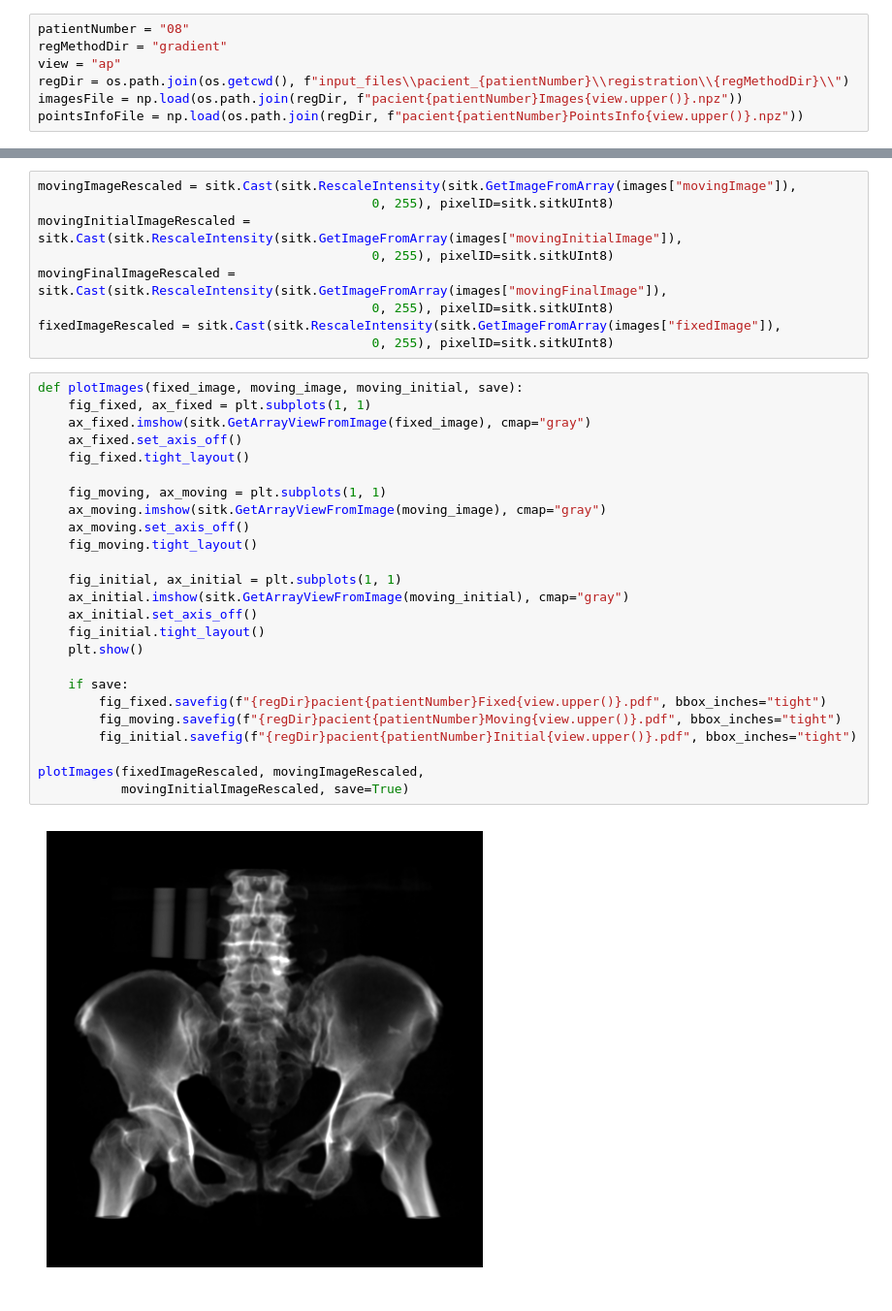
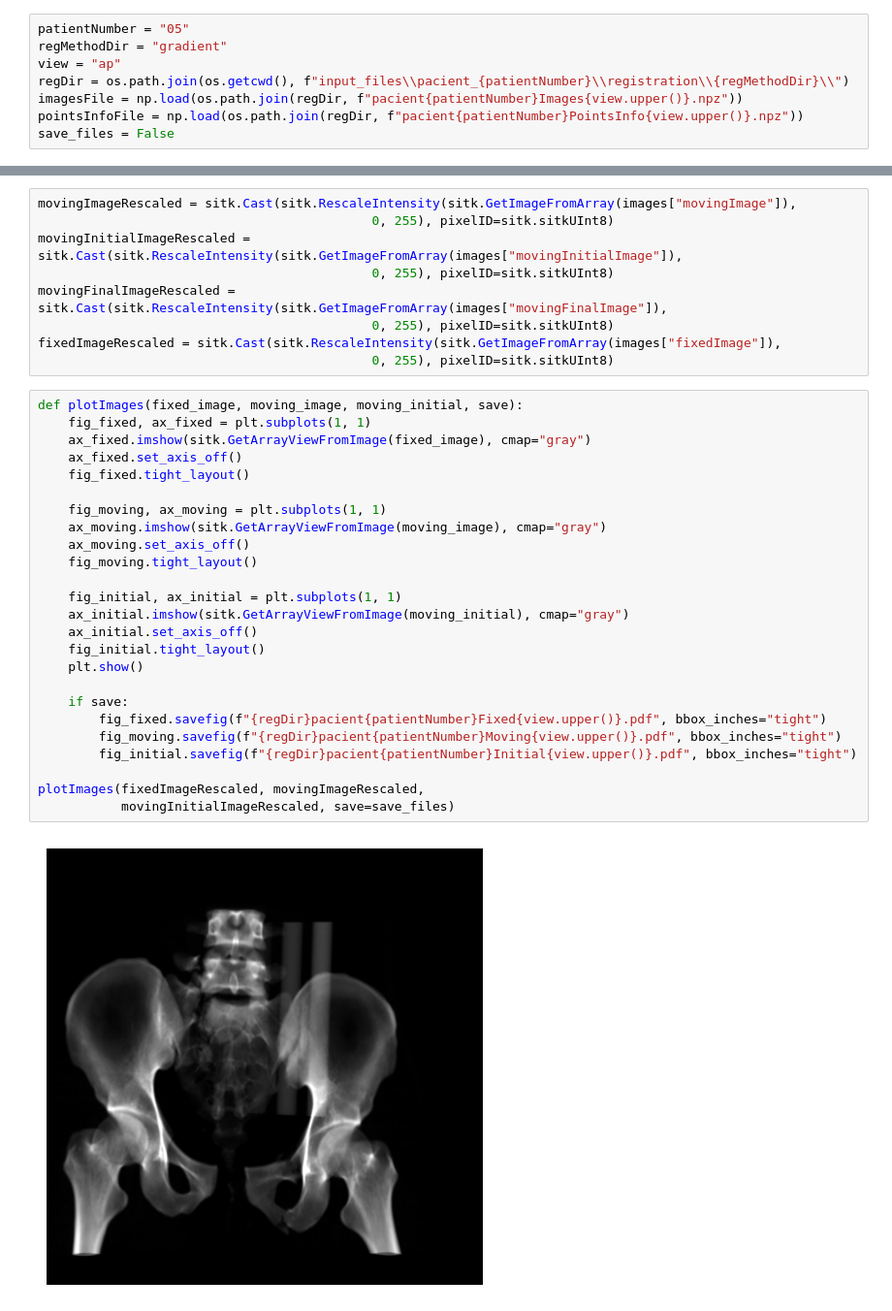
Before and after one commit to Vojtech-Benda/ca_isf, a Jupyter notebook: plotImages.ipynb, the cells around one changed output, grey strips where cells are left out. Shown at 97% size. Drawn from its saved outputs; the diff is of its cells as text.

```diff
--- a/plotImages.ipynb
+++ b/plotImages.ipynb
@@ -4,12 +4,13 @@ import matplotlib.pyplot as plt
 import os
 import SimpleITK as sitk
 # %%
-patientNumber = "08"
+patientNumber = "05"
 regMethodDir = "gradient"
 view = "ap"
 regDir = os.path.join(os.getcwd(), f"input_files\\pacient_{patientNumber}\\registration\\{regMethodDir}\\")
 imagesFile = np.load(os.path.join(regDir, f"pacient{patientNumber}Images{view.upper()}.npz"))
 pointsInfoFile = np.load(os.path.join(regDir, f"pacient{patientNumber}PointsInfo{view.upper()}.npz"))
+save_files = False
 # %%
 images = {key: imagesFile[key] for key in imagesFile.files}
 pointsInfo = {key: pointsInfoFile[key] for key in pointsInfoFile.files}
@@ -25,27 +26,27 @@ fixedImageRescaled = sitk.Cast(sitk.RescaleIntensity(sitk.GetImageFromArray(imag
 # %%
 def plotImages(fixed_image, moving_image, moving_initial, save):
     fig_fixed, ax_fixed = plt.subplots(1, 1)
     ax_fixed.imshow(sitk.GetArrayViewFromImage(fixed_image), cmap="gray")
     ax_fixed.set_axis_off()
     fig_fixed.tight_layout()
 
     fig_moving, ax_moving = plt.subplots(1, 1)
     ax_moving.imshow(sitk.GetArrayViewFromImage(moving_image), cmap="gray")
     ax_moving.set_axis_off()
     fig_moving.tight_layout()
 
     fig_initial, ax_initial = plt.subplots(1, 1)
     ax_initial.imshow(sitk.GetArrayViewFromImage(moving_initial), cmap="gray")
     ax_initial.set_axis_off()
     fig_initial.tight_layout()
     plt.show()
 
     if save:
         fig_fixed.savefig(f"{regDir}pacient{patientNumber}Fixed{view.upper()}.pdf", bbox_inches="tight")
         fig_moving.savefig(f"{regDir}pacient{patientNumber}Moving{view.upper()}.pdf", bbox_inches="tight")
         fig_initial.savefig(f"{regDir}pacient{patientNumber}Initial{view.upper()}.pdf", bbox_inches="tight")
 
 plotImages(fixedImageRescaled, movingImageRescaled,
-           movingInitialImageRescaled, save=True)
+           movingInitialImageRescaled, save=save_files)
 # %% [output]
-[figure, old version]
+[figure, new version]
```
Also changed, not shown: parts of 5 cells of this notebook, 4 other files.
